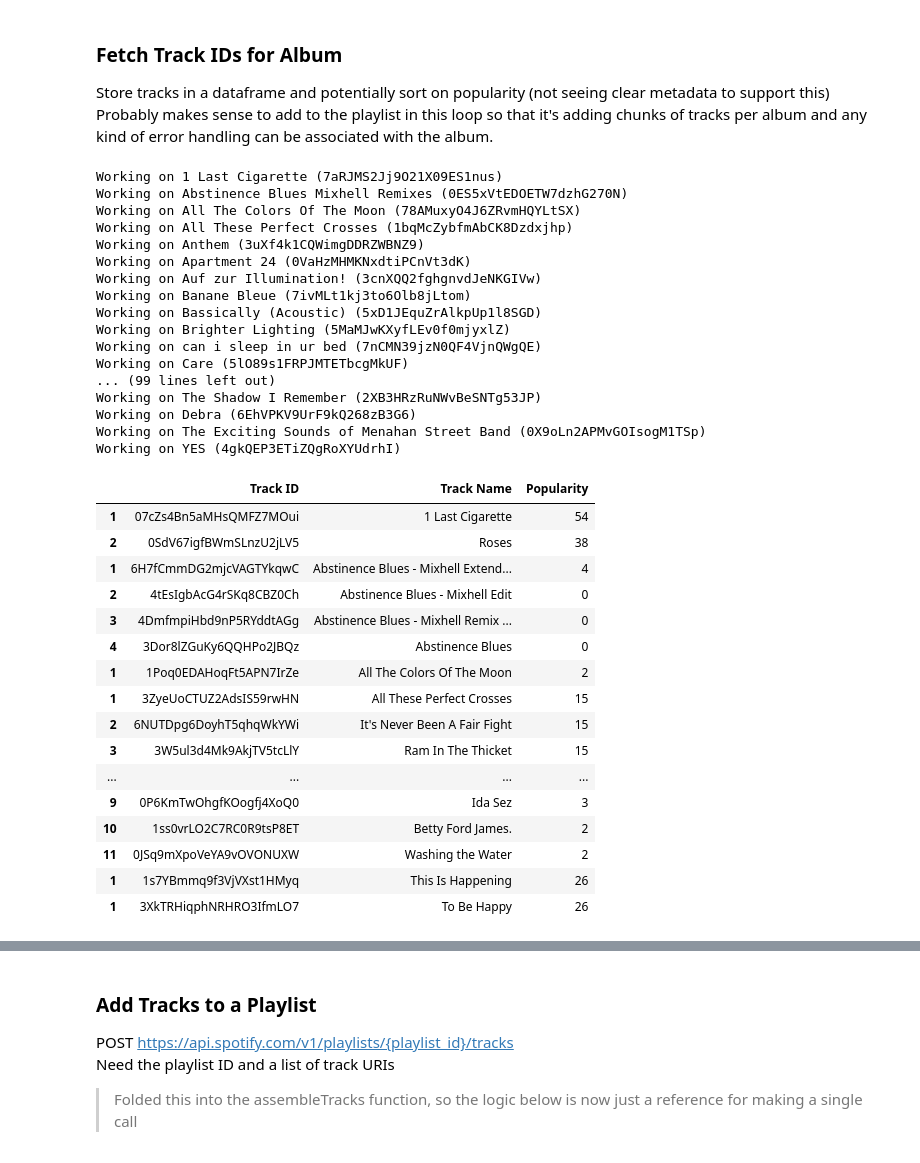
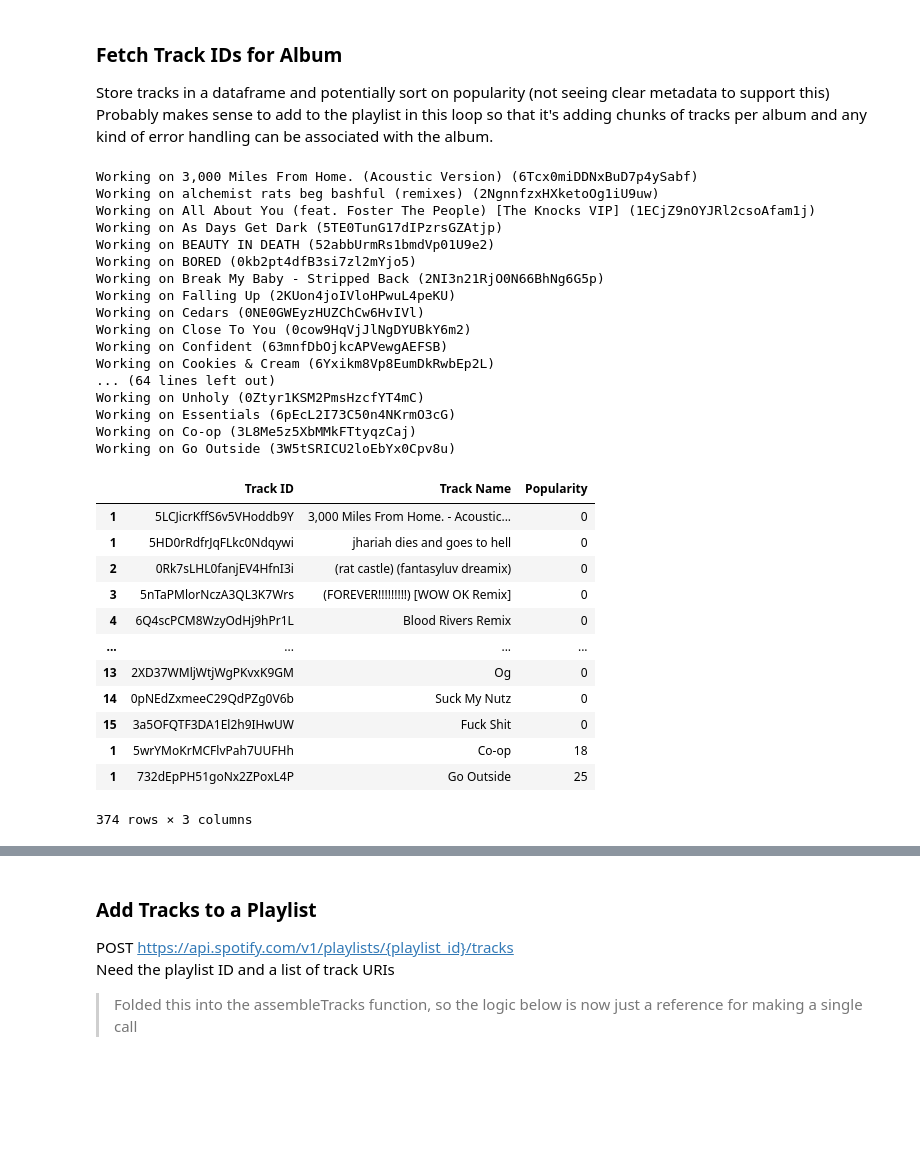
Before and after one commit to patrick-still/music-engine, a Jupyter notebook: assemble.ipynb, the cells around one changed output, grey strips where cells are left out. Saved outputs shown, nothing was run; the diff lists cells and outputs as text; code cells hidden in the pictures; blank space fills up the shorter version.

Commit message:
Assemble playlist on 20210306

```diff
--- a/assemble.ipynb
+++ b/assemble.ipynb
@@ -27,7 +27,7 @@ Successfully installed jsontable-0.1.1
 ### Set Global Date Variable
 Allows specification of which source CSV to pull and helps to ensure unique playlists are created
 # %%
-pullDate = "20210227"
+pullDate = "20210306"
 # %% [markdown]
 ### Token Management
 Right now I have to manually refresh the token via https://developer.spotify.com/console
@@ -266,7 +262,7 @@ print(json.dumps(getUser, indent=2))
 Store tracks in a dataframe and potentially sort on popularity (not seeing clear metadata to support this)
 Probably makes sense to add to the playlist in this loop so that it's adding chunks of tracks per album and any kind of error handling can be associated with the album.
 # %%
-playlistID = "69VruzKWUMoDIpw9jQ4nrW"
+playlistID = "1jfpTJTNYLJkmXNqUXoHKH"
 newTracks = pd.DataFrame()
 popVals = []
 
@@ -315,66 +311,62 @@ def assembleTracks(albumDF, playlist):
             # Retrieve popularity for each track
 
             getPopularityTarget = "https://api.spotify.com/v1/tracks/{}".format(selectedTrack)
             trackDetails = requests.get(getPopularityTarget, headers = header).json()
 
             # Parse popularity values and add to global list that will be appended to newTracks dataframe
 
             paths = [{"$.popularity":"Popularity"}]
             converter = jsontable.converter()
             converter.set_paths(paths)
             popularityColumn = converter.convert_json(trackDetails)
             tempPop = pd.DataFrame(data=popularityColumn)
             tempPop = tempPop.drop(tempPop.index[0])
             newVal = tempPop.iloc[0][0]
             popVals.append(newVal)
 
         # Assemble payload to add album's worth of tracks to Spotify playlist
         payload = {"uris": trackURIs, "position":"null"}
         payload = json.dumps(payload, indent=2)
 
         # Execute request to update playlist
         addTracks = requests.post(addTracksTarget, headers = header, data = payload).json()
 
     # Full logic has run, adding accumulated popularity values as a column in newTracks dataframe
     newTracks["Popularity"] = popVals
     display(newTracks)
 
 assembleTracks(newAlbums, playlistID)
 # %% [output]
-Working on 1 Last Cigarette (7aRJMS2Jj9O21X09ES1nus)
-Working on Abstinence Blues Mixhell Remixes (0ES5xVtEDOETW7dzhG270N)
-Working on All The Colors Of The Moon (78AMuxyO4J6ZRvmHQYLtSX)
-Working on All These Perfect Crosses (1bqMcZybfmAbCK8Dzdxjhp)
-Working on Anthem (3uXf4k1CQWimgDDRZWBNZ9)
-Working on Apartment 24 (0VaHzMHMKNxdtiPCnVt3dK)
-Working on Auf zur Illumination! (3cnXQQ2fghgnvdJeNKGIVw)
-Working on Banane Bleue (7ivMLt1kj3to6Olb8jLtom)
-Working on Bassically (Acoustic) (5xD1JEquZrAlkpUp1l8SGD)
-Working on Brighter Lighting (5MaMJwKXyfLEv0f0mjyxlZ)
-Working on can i sleep in ur bed (7nCMN39jzN0QF4VjnQWgQE)
-Working on Care (5lO89s1FRPJMTETbcgMkUF)
-... (99 lines left out)
-Working on The Shadow I Remember (2XB3HRzRuNWvBeSNTg53JP)
-Working on Debra (6EhVPKV9UrF9kQ268zB3G6)
-Working on The Exciting Sounds of Menahan Street Band (0X9oLn2APMvGOIsogM1TSp)
-Working on YES (4gkQEP3ETiZQgRoXYUdrhI)
+Working on 3,000 Miles From Home. (Acoustic Version) (6Tcx0miDDNxBuD7p4ySabf)
+Working on alchemist rats beg bashful (remixes) (2NgnnfzxHXketoOg1iU9uw)
+Working on All About You (feat. Foster The People) [The Knocks VIP] (1ECjZ9nOYJRl2csoAfam1j)
+Working on As Days Get Dark (5TE0TunG17dIPzrsGZAtjp)
+Working on BEAUTY IN DEATH (52abbUrmRs1bmdVp01U9e2)
+Working on BORED (0kb2pt4dfB3si7zl2mYjo5)
+Working on Break My Baby - Stripped Back (2NI3n21RjO0N66BhNg6G5p)
+Working on Falling Up (2KUon4joIVloHPwuL4peKU)
+Working on Cedars (0NE0GWEyzHUZChCw6HvIVl)
+Working on Close To You (0cow9HqVjJlNgDYUBkY6m2)
+Working on Confident (63mnfDbOjkcAPVewgAEFSB)
+Working on Cookies & Cream (6Yxikm8Vp8EumDkRwbEp2L)
+... (64 lines left out)
+Working on Unholy (0Ztyr1KSM2PmsHzcfYT4mC)
+Working on Essentials (6pEcL2I73C50n4NKrmO3cG)
+Working on Co-op (3L8Me5z5XbMMkFTtyqzCaj)
+Working on Go Outside (3W5tSRICU2loEbYx0Cpv8u)
 |  | Track ID | Track Name | Popularity |
-| 1 | 07cZs4Bn5aMHsQMFZ7MOui | 1 Last Cigarette | 54 |
-| 2 | 0SdV67igfBWmSLnzU2jLV5 | Roses | 38 |
-| 1 | 6H7fCmmDG2mjcVAGTYkqwC | Abstinence Blues - Mixhell Extend... | 4 |
-| 2 | 4tEsIgbAcG4rSKq8CBZ0Ch | Abstinence Blues - Mixhell Edit | 0 |
-| 3 | 4DmfmpiHbd9nP5RYddtAGg | Abstinence Blues - Mixhell Remix ... | 0 |
-| 4 | 3Dor8lZGuKy6QQHPo2JBQz | Abstinence Blues | 0 |
-| 1 | 1Poq0EDAHoqFt5APN7IrZe | All The Colors Of The Moon | 2 |
-| 1 | 3ZyeUoCTUZ2AdsIS59rwHN | All These Perfect Crosses | 15 |
-| 2 | 6NUTDpg6DoyhT5qhqWkYWi | It's Never Been A Fair Fight | 15 |
-| 3 | 3W5ul3d4Mk9AkjTV5tcLlY | Ram In The Thicket | 15 |
+| 1 | 5LCJicrKffS6v5VHoddb9Y | 3,000 Miles From Home. - Acoustic... | 0 |
+| 1 | 5HD0rRdfrJqFLkc0Ndqywi | jhariah dies and goes to hell | 0 |
+| 2 | 0Rk7sLHL0fanjEV4HfnI3i | (rat castle) (fantasyluv dreamix) | 0 |
+| 3 | 5nTaPMlorNczA3QL3K7Wrs | (FOREVER!!!!!!!!!) [WOW OK Remix] | 0 |
+| 4 | 6Q4scPCM8WzyOdHj9hPr1L | Blood Rivers Remix | 0 |
 | ... | ... | ... | ... |
-| 9 | 0P6KmTwOhgfKOogfj4XoQ0 | Ida Sez | 3 |
-| 10 | 1ss0vrLO2C7RC0R9tsP8ET | Betty Ford James. | 2 |
-| 11 | 0JSq9mXpoVeYA9vOVONUXW | Washing the Water | 2 |
-| 1 | 1s7YBmmq9f3VjVXst1HMyq | This Is Happening | 26 |
-| 1 | 3XkTRHiqphNRHRO3IfmLO7 | To Be Happy | 26 |
+| 13 | 2XD37WMljWtjWgPKvxK9GM | Og | 0 |
+| 14 | 0pNEdZxmeeC29QdPZg0V6b | Suck My Nutz | 0 |
+| 15 | 3a5OFQTF3DA1El2h9IHwUW | Fuck Shit | 0 |
+| 1 | 5wrYMoKrMCFlvPah7UUFHh | Co-op | 18 |
+| 1 | 732dEpPH51goNx2ZPoxL4P | Go Outside | 25 |
+374 rows × 3 columns
 # %%
 pd.set_option("display.max_rows", None)
 display(newTracks)
```
Also changed, not shown: parts of 7 cells of this notebook.
